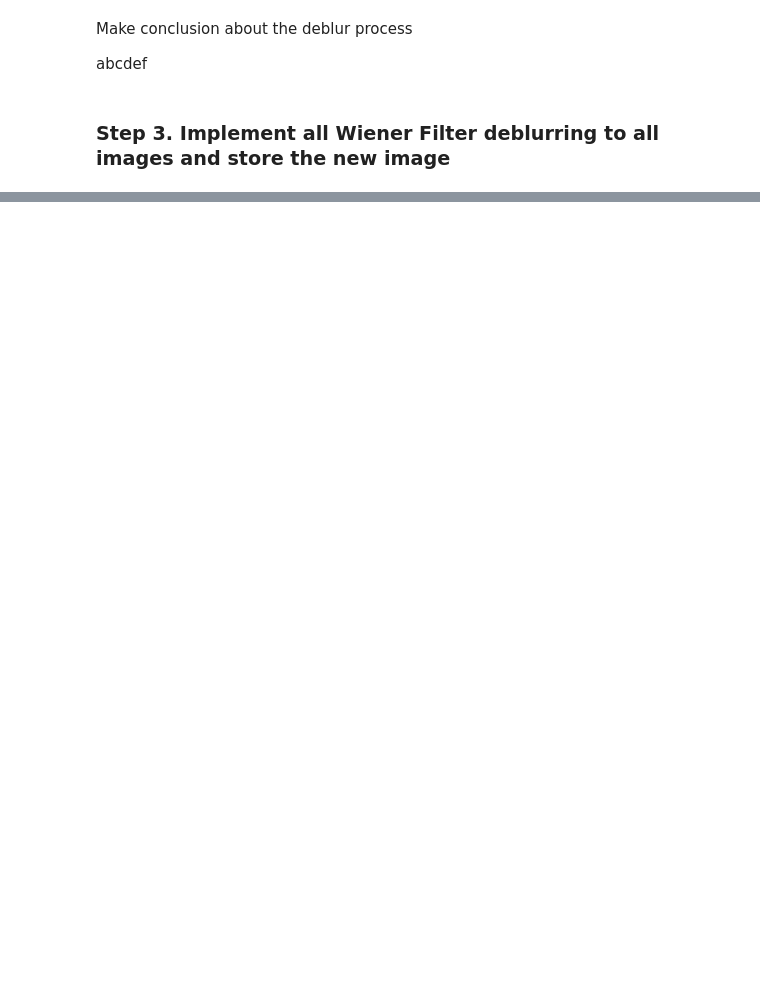
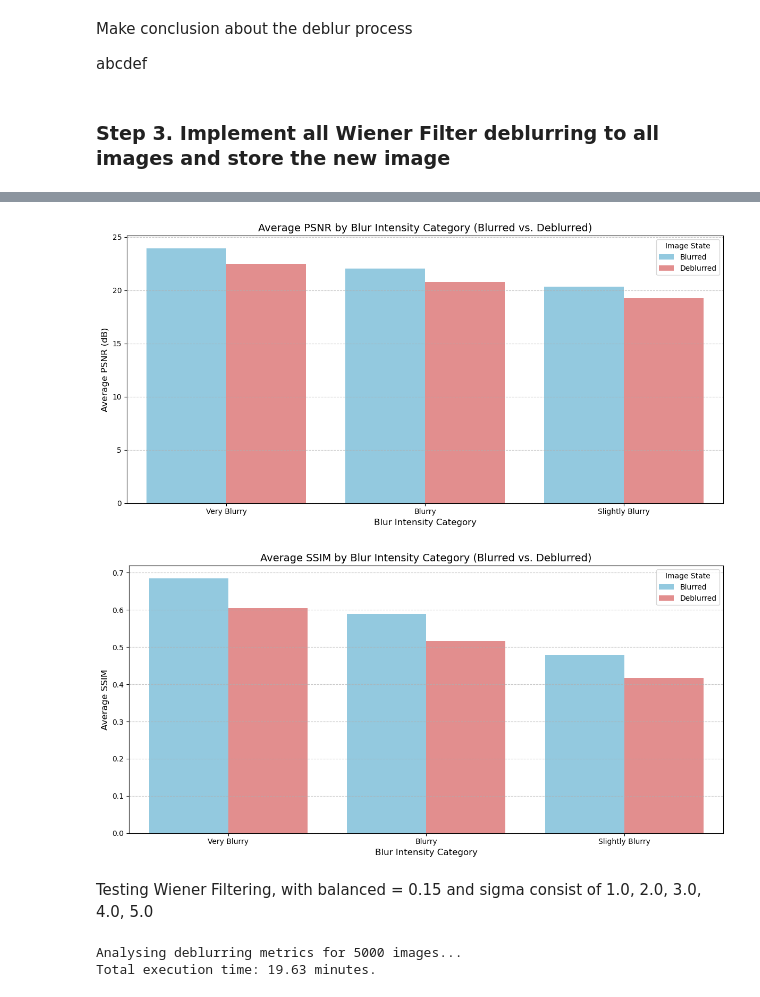
Before and after one commit to arifkuntow/computer_vision_assignment_1, a Jupyter notebook: notebooks/wiener_deblurring.ipynb, the cells around one changed output, grey strips where cells are left out. Drawn from its saved outputs; the diff is of its cells as text; code cells hidden in the pictures; blank space fills up the shorter version.

```diff
--- a/notebooks/wiener_deblurring.ipynb
+++ b/notebooks/wiener_deblurring.ipynb
@@ -305,0 +472,17 @@ Total execution time: 1046.76 seconds
+# %%
+# Function to categorize blur intensity
+
+def categorize_blur(intensity):
+    if intensity <= 300:
+        return 'Very Blurry'
+    elif intensity <= 400:  # 300 - 400
+        return 'Blurry'
+    else:  # above 400
+        return 'Slightly Blurry'
+
+# Apply the categorization to both DataFrames
+df_blur_vs_sharp['blur_category'] = df_blur_vs_sharp['blur_intensity'].apply(categorize_blur)
+df_deblur_vs_sharp['blur_category'] = df_deblur_vs_sharp['blur_intensity'].apply(categorize_blur)
+
+display(df_blur_vs_sharp.head())
+display(df_deblur_vs_sharp.head())
@@ -305,0 +502,44 @@ Total execution time: 1046.76 seconds
+# %%
+import seaborn as sns
+
+# Group by blur category and calculate mean PSNR and SSIM for blur vs sharp
+summary_blur = df_blur_vs_sharp.groupby('blur_category')[['PSNR_value', 'SSIM_value']].mean().reset_index()
+summary_blur['Comparison'] = 'Blurred'
+
+# Group by blur category and calculate mean PSNR and SSIM for deblur vs sharp
+summary_deblur = df_deblur_vs_sharp.groupby('blur_category')[['PSNR_value', 'SSIM_value']].mean().reset_index()
+summary_deblur['Comparison'] = 'Deblurred'
+
+# Combine the summaries for plotting, resetting the index to avoid duplicates
+combined_summary = pd.concat([summary_blur, summary_deblur], ignore_index=True)
+
+# Define a consistent order for blur categories, including 'Other'
+category_order = ['Very Blurry', 'Blurry', 'Slightly Blurry']
+combined_summary['blur_category'] = pd.Categorical(combined_summary['blur_category'], categories=category_order, ordered=True)
+combined_summary = combined_summary.sort_values('blur_category')
+
+
+# Plotting PSNR
+plt.figure(figsize=(12, 6))
+sns.barplot(x='blur_category', y='PSNR_value', hue='Comparison', data=combined_summary, palette={'Blurred': 'skyblue', 'Deblurred': 'lightcoral'})
+plt.title('Average PSNR by Blur Intensity Category (Blurred vs. Deblurred)', fontsize=14)
+plt.xlabel('Blur Intensity Category', fontsize=12)
+plt.ylabel('Average PSNR (dB)', fontsize=12)
+plt.legend(title='Image State')
+plt.grid(axis='y', linestyle='--', alpha=0.7)
+plt.tight_layout()
+plt.show()
+
+# Plotting SSIM
+plt.figure(figsize=(12, 6))
+sns.barplot(x='blur_category', y='SSIM_value', hue='Comparison', data=combined_summary, palette={'Blurred': 'skyblue', 'Deblurred': 'lightcoral'})
+plt.title('Average SSIM by Blur Intensity Category (Blurred vs. Deblurred)', fontsize=14)
+plt.xlabel('Blur Intensity Category', fontsize=12)
+plt.ylabel('Average SSIM', fontsize=12)
+plt.legend(title='Image State')
+plt.grid(axis='y', linestyle='--', alpha=0.7)
+plt.tight_layout()
+plt.show()
+# %% [output]
+[figure, added]
+[figure, added]
@@ -305,0 +601,2 @@ Total execution time: 1046.76 seconds
+# %% [markdown]
+Testing Wiener Filtering, with balanced = 0.15 and sigma consist of 1.0, 2.0, 3.0, 4.0, 5.0
@@ -305,0 +605,9 @@ Total execution time: 1046.76 seconds
+# %%
+start_time = time.perf_counter()
+df_set_balanced_first = analyse_deblurring_metrics(BLUR_PATH, SHARP_PATH, size=15, power=list_sigma[0], balance=set_balanced)
+end_time = time.perf_counter()
+elapsed_time = end_time - start_time
+print(f"Total execution time: {elapsed_time/60:.2f} minutes.")
+# %% [output]
+Analysing deblurring metrics for 5000 images...
+Total execution time: 19.63 minutes.
```
Also changed, not shown: parts of 23 cells of this notebook, 1 other file.
